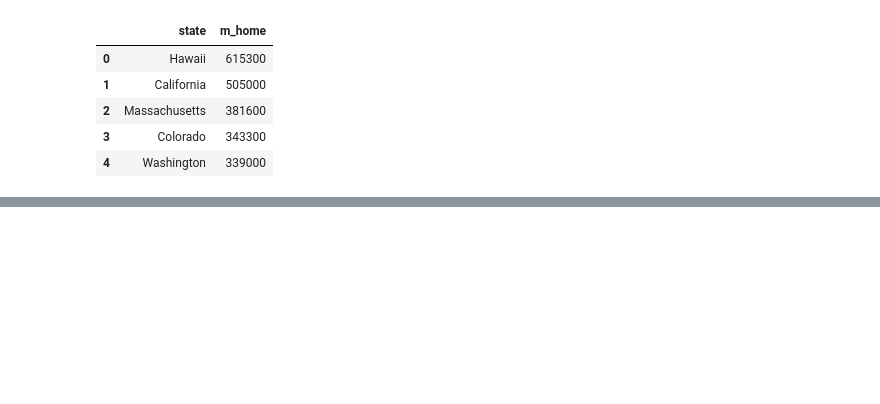
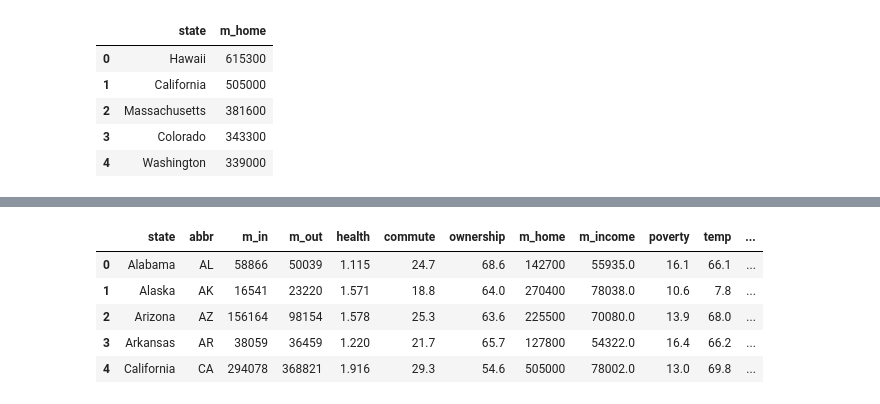
Before and after one commit to aliciasply/InterState-Migration, a Jupyter notebook: Code/Rob.ipynb, the cells around one changed output, grey strips where cells are left out. Saved outputs shown, nothing was run; the diff lists cells and outputs as text; code cells hidden in the pictures; blank space fills up the shorter version.

Commit message:
migrations in and out

```diff
--- a/Code/Rob.ipynb
+++ b/Code/Rob.ipynb
@@ -662,0 +710,2 @@ merged_df_7.head()
+# %%
+migration_in_df = pd.DataFrame({'state': states, 'm_in': counts_2})
@@ -663 +721,16 @@ merged_df_7.head()
+# %%
+merged_df_8 = pd.merge(left=merged_df_7, right=migration_out_df, left_on='state', right_on='state')
+# %%
+merged_df_9 = pd.merge(left=merged_df_8, right=migration_in_df, left_on='state', right_on='state')
+# %%
+merged_df_9 = merged_df_9[['state', 'abbr', 'm_in', 'm_out', 'health', 'commute', 'ownership', 'm_home', 'm_income', 'poverty', 'temp', 'precip']]
+# %%
+merged_df_9.head()
+# %% [output]
+|  | state | abbr | m_in | m_out | health | commute | ownership | m_home | m_income | poverty | temp | ... |
+| 0 | Alabama | AL | 58866 | 50039 | 1.115 | 24.7 | 68.6 | 142700 | 55935.0 | 16.1 | 66.1 | ... |
+| 1 | Alaska | AK | 16541 | 23220 | 1.571 | 18.8 | 64.0 | 270400 | 78038.0 | 10.6 | 7.8 | ... |
+| 2 | Arizona | AZ | 156164 | 98154 | 1.578 | 25.3 | 63.6 | 225500 | 70080.0 | 13.9 | 68.0 | ... |
+| 3 | Arkansas | AR | 38059 | 36459 | 1.220 | 21.7 | 65.7 | 127800 | 54322.0 | 16.4 | 66.2 | ... |
+| 4 | California | CA | 294078 | 368821 | 1.916 | 29.3 | 54.6 | 505000 | 78002.0 | 13.0 | 69.8 | ... |
 # %%
```
Also changed, not shown: parts of 32 cells of this notebook, 7 other files.
